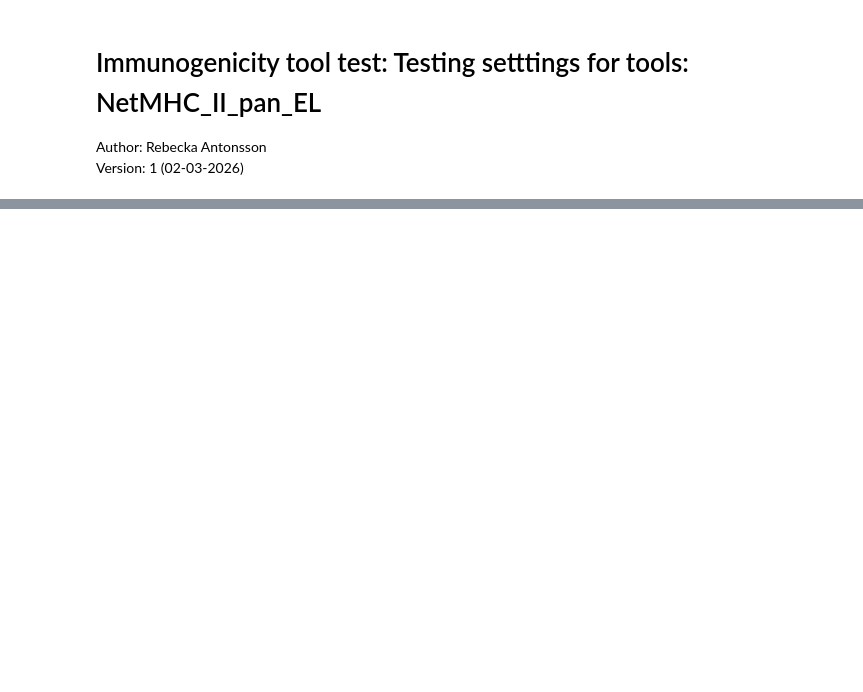
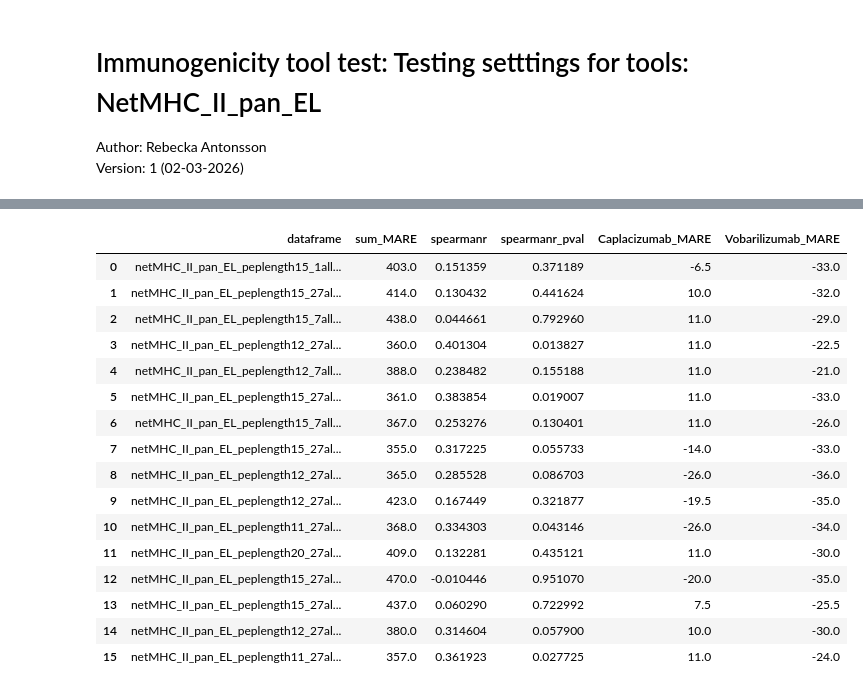
Before and after one commit to RebeckaAntonsson/Thesis, a Jupyter notebook: Immonogenecity_tool_testing/Testing_settings_for_tools/NetMHC_II_pan_EL/calc_rank_stats.ipynb, the cells around one changed output, grey strips where cells are left out. Cells and saved outputs as stored; diff of their text form; code cells hidden in the pictures; blank space fills up the shorter version.

```diff
--- a/Immonogenecity_tool_testing/Testing_settings_for_tools/NetMHC_II_pan_EL/calc_rank_stats.ipynb
+++ b/Immonogenecity_tool_testing/Testing_settings_for_tools/NetMHC_II_pan_EL/calc_rank_stats.ipynb
@@ -143,0 +353,9 @@ for key in all_dfs:
+# %%
+# Add the ADA rank to the dfs
+# AntiBody df
+for df in all_dfs_AB.values():
+    df['ADA_rank'] = df['Antibody'].map(ADA_rank_AB)
+
+# Nanobody df
+for df in all_dfs.values():
+    df['ADA_rank'] = df['Antibody'].map(ADA_rank)
@@ -143,0 +372,36 @@ for key in all_dfs:
+# %%
+# Create a ranked_score_table df with coulmns, datadframe (with all df names from all_dfs_AB),
+# The sum of MARE for each df,
+# The spearman rank correlation between ranked by tool and ADA rank,
+# The MARE for Caplacizumab and Vobarilizumab
+ranked_score_table = pd.DataFrame({
+    'dataframe': list(all_dfs_AB.keys()),
+    'sum_MARE': [df['MARE'].sum() for df in all_dfs_AB.values()],
+    'spearmanr': [spearmanr(df['ranked_by_tool'], df['ADA_rank']).correlation for df in all_dfs_AB.values()],
+    'spearmanr_pval': [spearmanr(df['ranked_by_tool'], df['ADA_rank']).pvalue for df in all_dfs_AB.values()],
+    'Caplacizumab_MARE': [df.loc[df['Antibody'] == 'Caplacizumab', 'MARE'].values[0] for df in all_dfs.values()],
+    'Vobarilizumab_MARE': [df.loc[df['Antibody'] == 'Vobarilizumab', 'MARE'].values[0] for df in all_dfs.values()]
+
+})
+
+# save the ranked_score_table as a csv file
+ranked_score_table.to_csv('ranked_score_table.csv', index=False)
+ranked_score_table
+# %% [output]
+|  | dataframe | sum_MARE | spearmanr | spearmanr_pval | Caplacizumab_MARE | Vobarilizumab_MARE |
+| 0 | netMHC_II_pan_EL_peplength15_1all... | 403.0 | 0.151359 | 0.371189 | -6.5 | -33.0 |
+| 1 | netMHC_II_pan_EL_peplength15_27al... | 414.0 | 0.130432 | 0.441624 | 10.0 | -32.0 |
+| 2 | netMHC_II_pan_EL_peplength15_7all... | 438.0 | 0.044661 | 0.792960 | 11.0 | -29.0 |
+| 3 | netMHC_II_pan_EL_peplength12_27al... | 360.0 | 0.401304 | 0.013827 | 11.0 | -22.5 |
+| 4 | netMHC_II_pan_EL_peplength12_7all... | 388.0 | 0.238482 | 0.155188 | 11.0 | -21.0 |
+| 5 | netMHC_II_pan_EL_peplength15_27al... | 361.0 | 0.383854 | 0.019007 | 11.0 | -33.0 |
+| 6 | netMHC_II_pan_EL_peplength15_7all... | 367.0 | 0.253276 | 0.130401 | 11.0 | -26.0 |
+| 7 | netMHC_II_pan_EL_peplength15_27al... | 355.0 | 0.317225 | 0.055733 | -14.0 | -33.0 |
+| 8 | netMHC_II_pan_EL_peplength12_27al... | 365.0 | 0.285528 | 0.086703 | -26.0 | -36.0 |
+| 9 | netMHC_II_pan_EL_peplength12_27al... | 423.0 | 0.167449 | 0.321877 | -19.5 | -35.0 |
+| 10 | netMHC_II_pan_EL_peplength11_27al... | 368.0 | 0.334303 | 0.043146 | -26.0 | -34.0 |
+| 11 | netMHC_II_pan_EL_peplength20_27al... | 409.0 | 0.132281 | 0.435121 | 11.0 | -30.0 |
+| 12 | netMHC_II_pan_EL_peplength15_27al... | 470.0 | -0.010446 | 0.951070 | -20.0 | -35.0 |
+| 13 | netMHC_II_pan_EL_peplength15_27al... | 437.0 | 0.060290 | 0.722992 | 7.5 | -25.5 |
+| 14 | netMHC_II_pan_EL_peplength12_27al... | 380.0 | 0.314604 | 0.057900 | 10.0 | -30.0 |
+| 15 | netMHC_II_pan_EL_peplength11_27al... | 357.0 | 0.361923 | 0.027725 | 11.0 | -24.0 |
```
Also changed, not shown: parts of 15 cells of this notebook, 12 other files.
